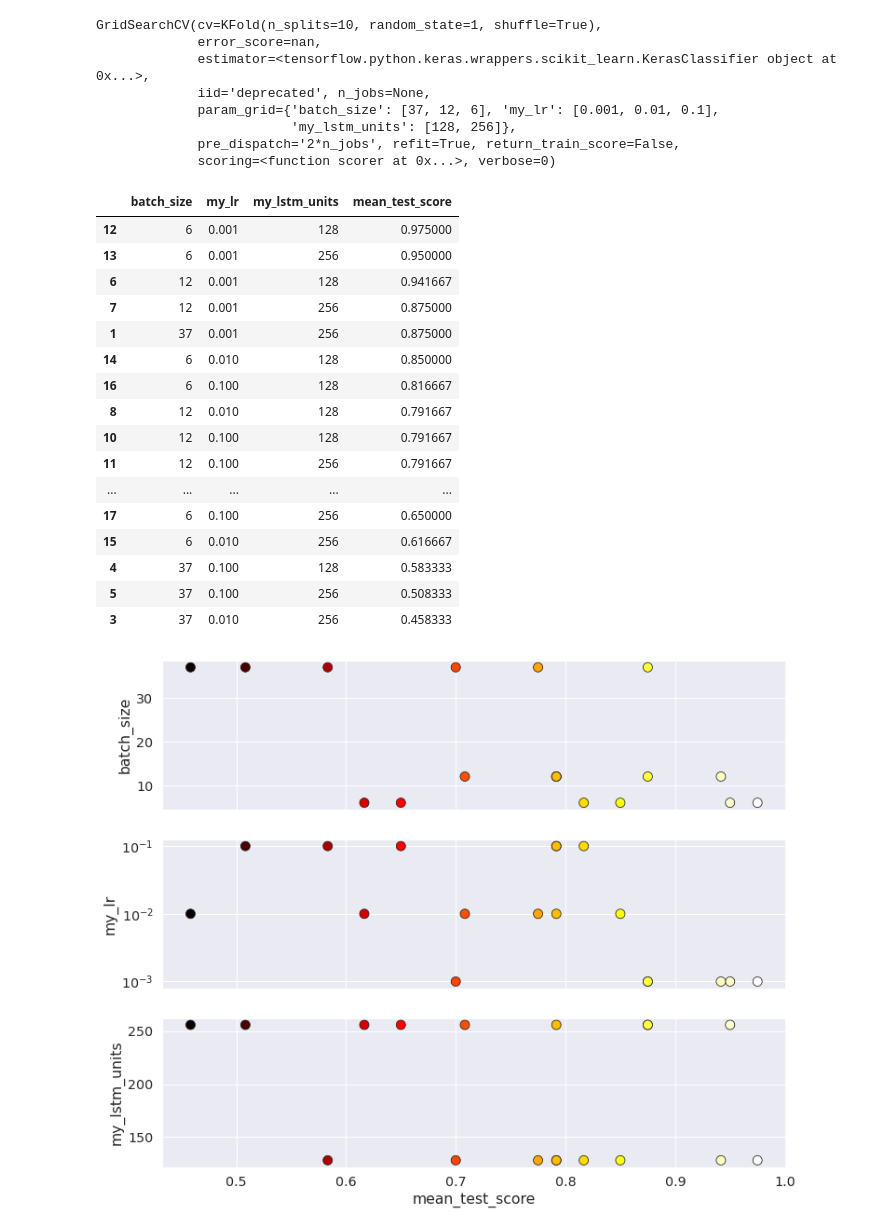
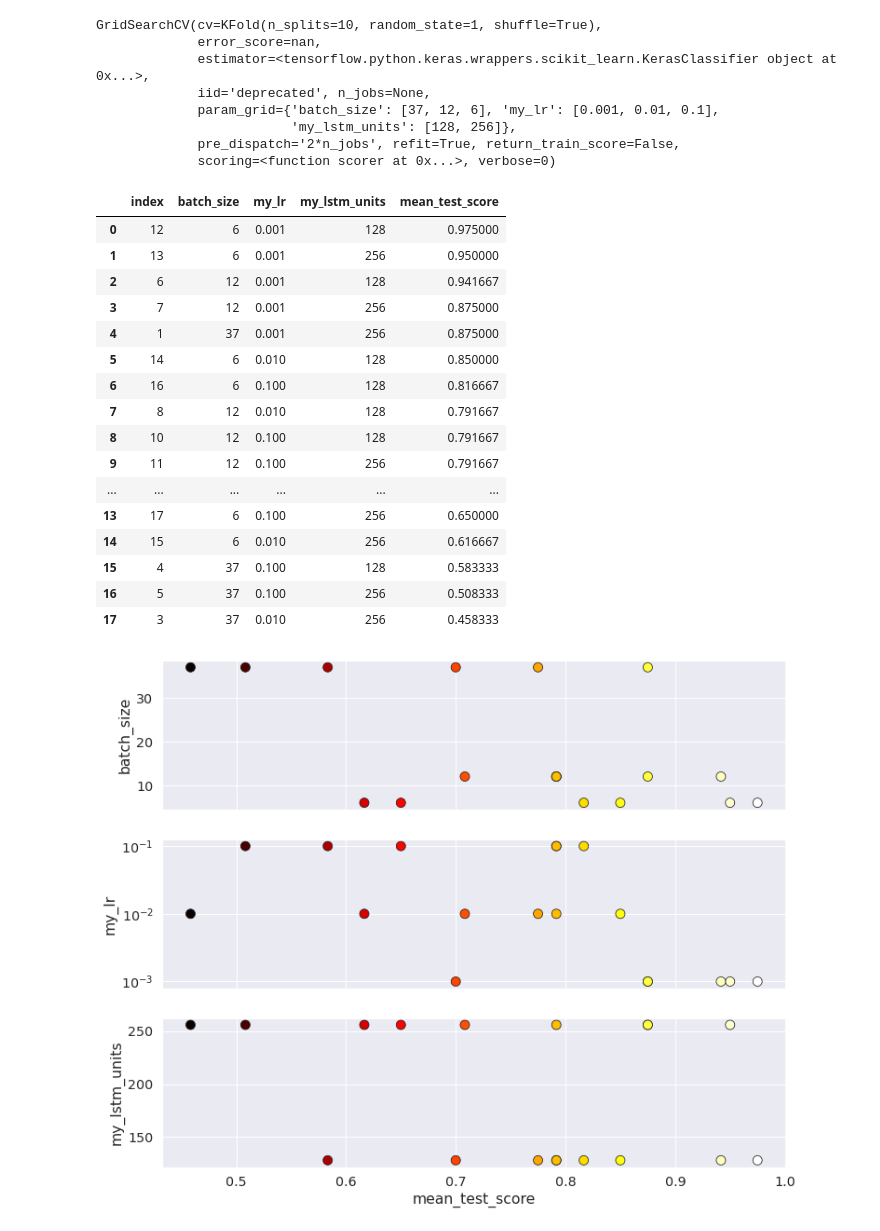
Before and after one commit to animaviridis/dmv-practicals, a Jupyter notebook: assessment/assignment1/task2/task2.ipynb, the cells around one changed output. Drawn from its saved outputs; the diff is of its cells as text; code cells hidden in the pictures.

```diff
--- a/assessment/assignment1/task2/task2.ipynb
+++ b/assessment/assignment1/task2/task2.ipynb
@@ -229,0 +239,3 @@ _ = ax.legend(data_example.columns)
+# %%
+data_train, data_test, labels_train, labels_test = train_test_split(all_data_prep, all_labels, test_size=0.2,
+                                                                    random_state=0, shuffle=True, stratify=all_labels)
@@ -239,7 +255,7 @@ from sklearn.model_selection import KFold, cross_val_score
 from sklearn.metrics import accuracy_score
 # %%
 # a function defining a model to be evaluated (after wrapping by the Keras)
-def make_lstm(my_lstm_units, my_lr):
+def make_lstm(my_lstm_units, my_lr, **kwargs):
     lstm_model = Sequential()
     lstm_model.add(layers.LSTM(my_lstm_units, input_shape=all_data_prep.shape[1:]))
     lstm_model.add(layers.Dense(1, activation='sigmoid'))
@@ -248,8 +264,7 @@ def make_lstm(my_lstm_units, my_lr):
     lstm_model.compile(loss='binary_crossentropy', optimizer=adam, metrics=['accuracy'])
     return lstm_model
 
-fit_params = dict(epochs=10)
-sk_params = dict(**fit_params, my_lstm_units=256, my_lr=0.001)
+fit_params = dict(epochs=100, verbose=0)
 # %%
 # define the 10-fold cross-validation split
 kf = KFold(n_splits=10, shuffle=True, random_state=1)
@@ -283,33 +291,34 @@ GridSearchCV(cv=KFold(n_splits=10, random_state=1, shuffle=True),
              pre_dispatch='2*n_jobs', refit=True, return_train_score=False,
              scoring=<function scorer at 0x...>, verbose=0)
 # %%
-gcv.fit(all_data_prep, all_labels)
+gcv.fit(data_train, labels_train)
 # %%
 gcv_results = pd.DataFrame(gcv.cv_results_['params'])
 codes = gcv_results.columns
 
 gcv_results['mean_test_score'] = gcv.cv_results_['mean_test_score']
 gcv_results.sort_values('mean_test_score', ascending=False, inplace=True)
+gcv_results.reset_index(inplace=True)
 
 gcv_results
 # %% [output]
-|  | batch_size | my_lr | my_lstm_units | mean_test_score |
-| 12 | 6 | 0.001 | 128 | 0.975000 |
-| 13 | 6 | 0.001 | 256 | 0.950000 |
-| 6 | 12 | 0.001 | 128 | 0.941667 |
-| 7 | 12 | 0.001 | 256 | 0.875000 |
-| 1 | 37 | 0.001 | 256 | 0.875000 |
-| 14 | 6 | 0.010 | 128 | 0.850000 |
-| 16 | 6 | 0.100 | 128 | 0.816667 |
-| 8 | 12 | 0.010 | 128 | 0.791667 |
-| 10 | 12 | 0.100 | 128 | 0.791667 |
-| 11 | 12 | 0.100 | 256 | 0.791667 |
-| ... | ... | ... | ... | ... |
-| 17 | 6 | 0.100 | 256 | 0.650000 |
-| 15 | 6 | 0.010 | 256 | 0.616667 |
-| 4 | 37 | 0.100 | 128 | 0.583333 |
-| 5 | 37 | 0.100 | 256 | 0.508333 |
-| 3 | 37 | 0.010 | 256 | 0.458333 |
+|  | index | batch_size | my_lr | my_lstm_units | mean_test_score |
+| 0 | 12 | 6 | 0.001 | 128 | 0.975000 |
+| 1 | 13 | 6 | 0.001 | 256 | 0.950000 |
+| 2 | 6 | 12 | 0.001 | 128 | 0.941667 |
+| 3 | 7 | 12 | 0.001 | 256 | 0.875000 |
+| 4 | 1 | 37 | 0.001 | 256 | 0.875000 |
+| 5 | 14 | 6 | 0.010 | 128 | 0.850000 |
+| 6 | 16 | 6 | 0.100 | 128 | 0.816667 |
+| 7 | 8 | 12 | 0.010 | 128 | 0.791667 |
+| 8 | 10 | 12 | 0.100 | 128 | 0.791667 |
+| 9 | 11 | 12 | 0.100 | 256 | 0.791667 |
+| ... | ... | ... | ... | ... | ... |
+| 13 | 17 | 6 | 0.100 | 256 | 0.650000 |
+| 14 | 15 | 6 | 0.010 | 256 | 0.616667 |
+| 15 | 4 | 37 | 0.100 | 128 | 0.583333 |
+| 16 | 5 | 37 | 0.100 | 256 | 0.508333 |
+| 17 | 3 | 37 | 0.010 | 256 | 0.458333 |
 # %%
 fig, axes = plt.subplots(3, 1, sharex='all', figsize=(12, 10))
 for i, ax in enumerate(axes):
```
Also changed, not shown: parts of 11 cells of this notebook.
